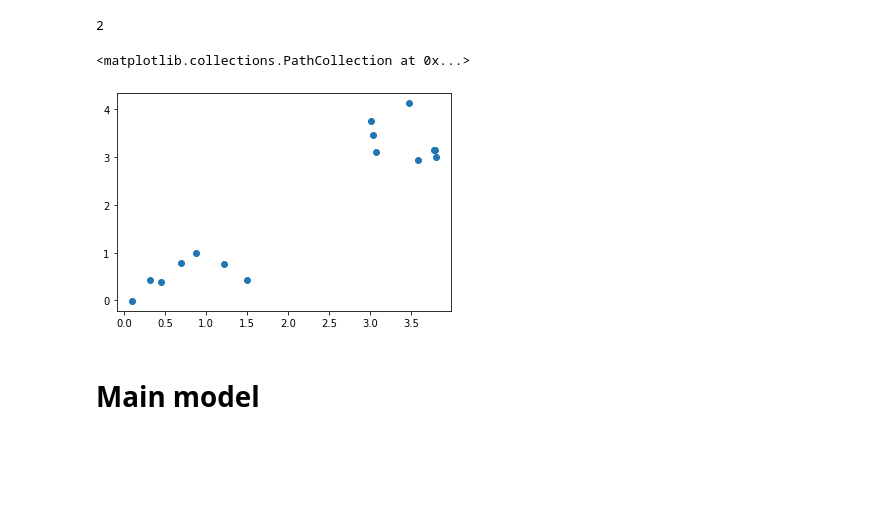
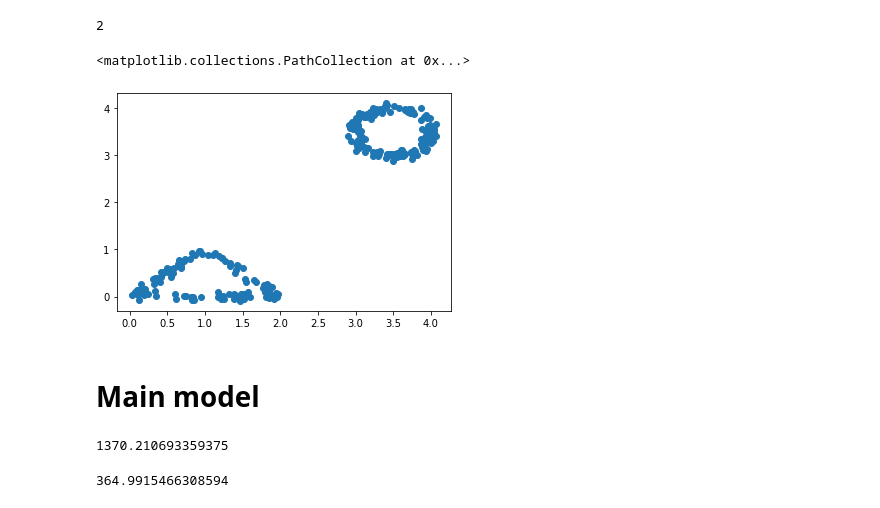
Before and after one commit to mfirgo/nn-nlp-2022-project, a Jupyter notebook: models/hmm_with_nf/hmm_with_nf_development.ipynb, the cells around one changed output. Drawn from its saved outputs; the diff is of its cells as text; code cells hidden in the pictures; blank space fills up the shorter version.

```diff
--- a/models/hmm_with_nf/hmm_with_nf_development.ipynb
+++ b/models/hmm_with_nf/hmm_with_nf_development.ipynb
@@ -683,13 +675,13 @@ class ArtificialDataset(torch.utils.data.Dataset):
 
     def __getitem__(self, index):
         t = self.train_X[index]
-        t.to(device)
+        t = t.to(device)
         return t
 # %%
 my_dataset = ArtificialDataset(
     [TriangleDistribution(noise_sd=0.05), CircleDistribution(torch.tensor(0.5), torch.tensor([3.5,3.5]), noise_sd=0.05)],
     device,
-    T=10, sequence_length = 15,
+    T=512, sequence_length = 256,
     transition_matrix=torch.Tensor([[0.1,0.9], [0.7, 0.3]]))
 samples = my_dataset[1:len(my_dataset)]
 # %%
@@ -697,10 +689,10 @@ my_dataset.data_dim
 # %% [output]
 2
 # %%
-plt.scatter(samples[0,:,0], samples[0,:,1])
+plt.scatter(samples[0,:,0].cpu(), samples[0,:,1].cpu())
 # %% [output]
 <matplotlib.collections.PathCollection at 0x...>
-[figure, old version]
+[figure, new version]
 # %% [markdown]
 # Main model
 # %%
@@ -766,9 +762,13 @@ def train_MainModel(model, dataset, batch_size, epochs, optimizer, scheduler):
 # %%
 block = [CouplingFlow, ReverseFlow]
-ref_distrib = distrib.MultivariateNormal(torch.zeros(2).to(device), torch.eye(2).to(device))
-main_model = MainModel(2,block,4,[ref_distrib]*2,device=device)
-main_model.to(device)
+ref_distrib1 = distrib.MultivariateNormal(torch.zeros(2).to(device), torch.eye(2).to(device))
+ref_distrib2 = distrib.MultivariateNormal(torch.ones(2).to(device), torch.eye(2).to(device))
+main_model = MainModel(2,block,4,[ref_distrib1, ref_distrib2],device=device)
+main_model = main_model.to(device)
 flow_optimizer = optim.Adam(main_model.parameters(), lr=0.0003, weight_decay=0.001)
 flow_scheduler = optim.lr_scheduler.ExponentialLR(flow_optimizer, 0.99995)
 
-train_MainModel(main_model,my_dataset,5,10,flow_optimizer,flow_scheduler)
+train_MainModel(main_model,my_dataset,32,10,flow_optimizer,flow_scheduler)
+# %% [output]
+1370.210693359375
+364.9915466308594
```
Also changed, not shown: parts of 9 cells of this notebook.
